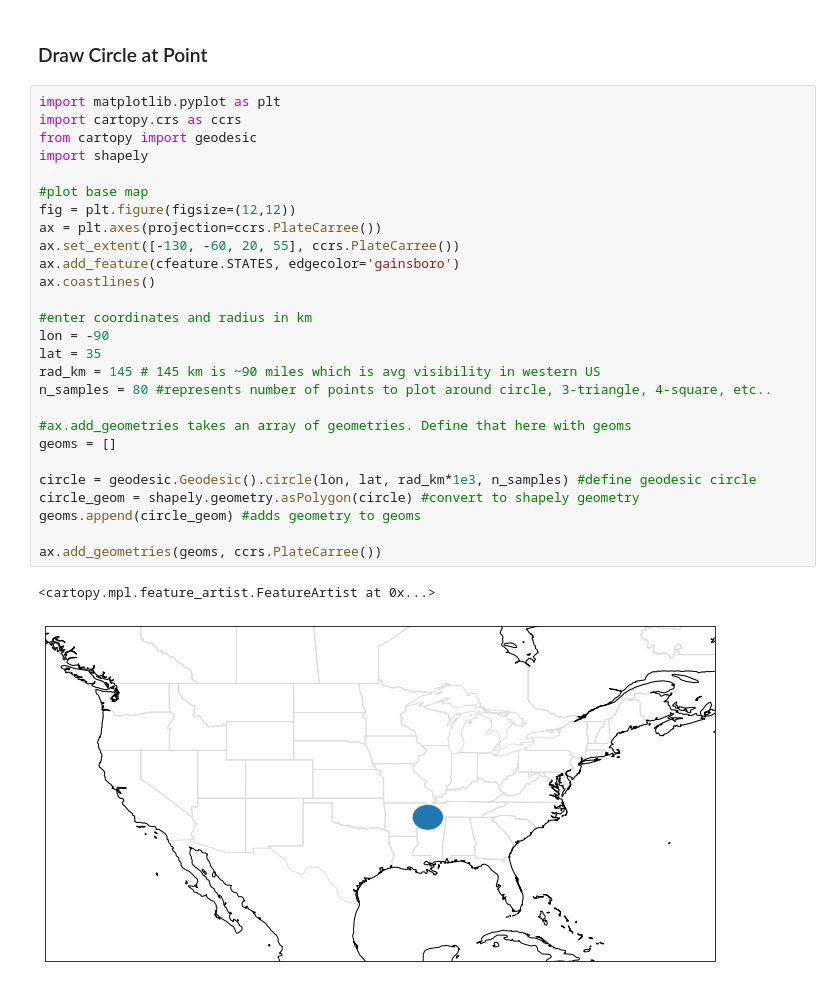
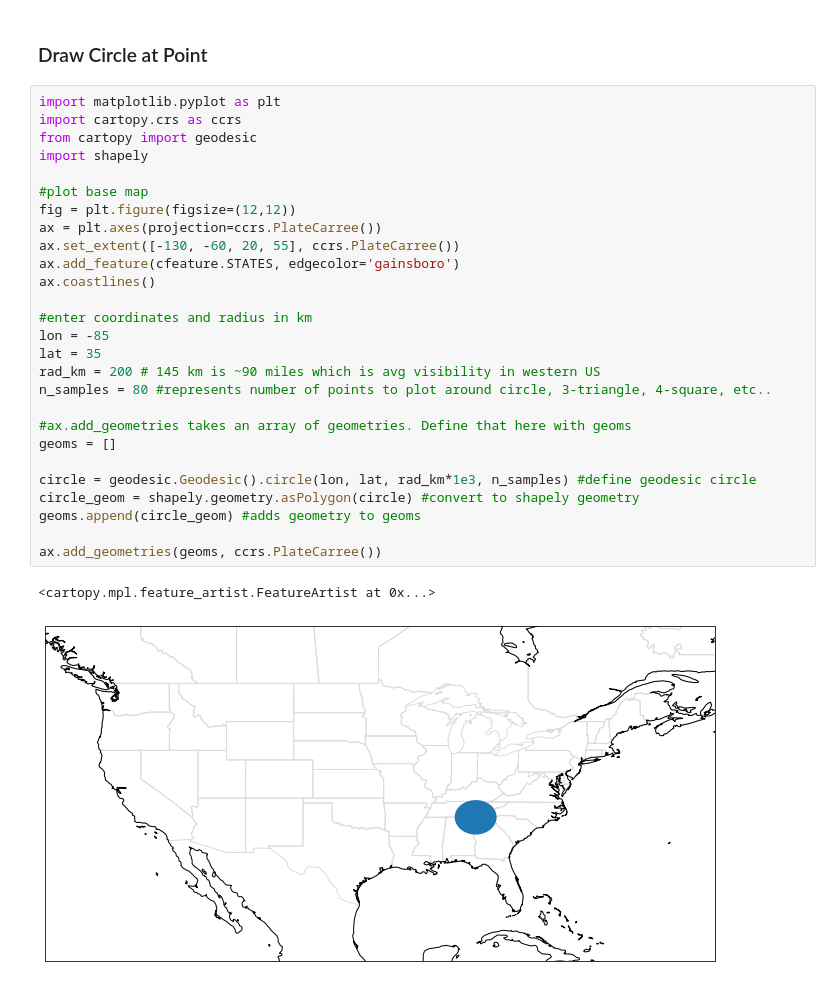
Before and after one commit to btorstrick/see-america, a Jupyter notebook: see-america.ipynb, the cells around one changed output. Saved outputs shown, nothing was run; the diff lists cells and outputs as text.

```diff
--- a/see-america.ipynb
+++ b/see-america.ipynb
@@ -258,30 +258,30 @@ if __name__ == '__main__':
 # %%
 import matplotlib.pyplot as plt
 import cartopy.crs as ccrs
 from cartopy import geodesic
 import shapely
 
 #plot base map
 fig = plt.figure(figsize=(12,12))
 ax = plt.axes(projection=ccrs.PlateCarree())
 ax.set_extent([-130, -60, 20, 55], ccrs.PlateCarree())
 ax.add_feature(cfeature.STATES, edgecolor='gainsboro')
 ax.coastlines()
 
 #enter coordinates and radius in km
-lon = -90
+lon = -85
 lat = 35
-rad_km = 145 # 145 km is ~90 miles which is avg visibility in western US
+rad_km = 200 # 145 km is ~90 miles which is avg visibility in western US
 n_samples = 80 #represents number of points to plot around circle, 3-triangle, 4-square, etc..
 
 #ax.add_geometries takes an array of geometries. Define that here with geoms
 geoms = []
 
 circle = geodesic.Geodesic().circle(lon, lat, rad_km*1e3, n_samples) #define geodesic circle
 circle_geom = shapely.geometry.asPolygon(circle) #convert to shapely geometry
 geoms.append(circle_geom) #adds geometry to geoms
 
 ax.add_geometries(geoms, ccrs.PlateCarree())
 # %% [output]
 <cartopy.mpl.feature_artist.FeatureArtist at 0x...>
-[figure, old version]
+[figure, new version]
```
Also changed, not shown: parts of 1 cell of this notebook.
